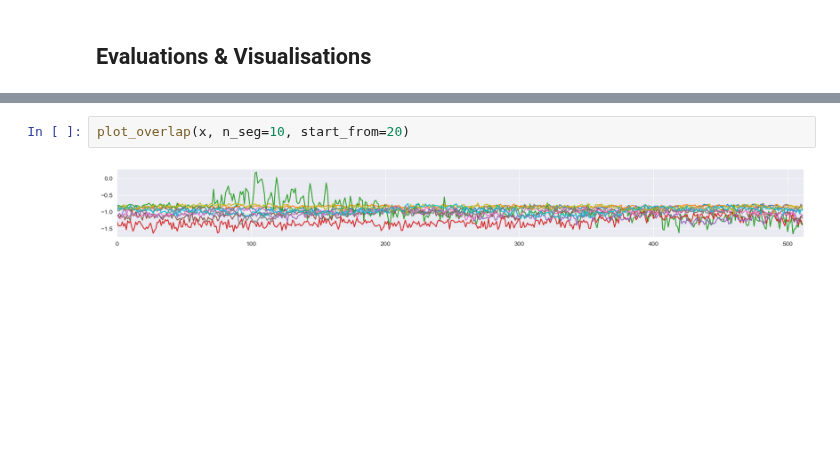
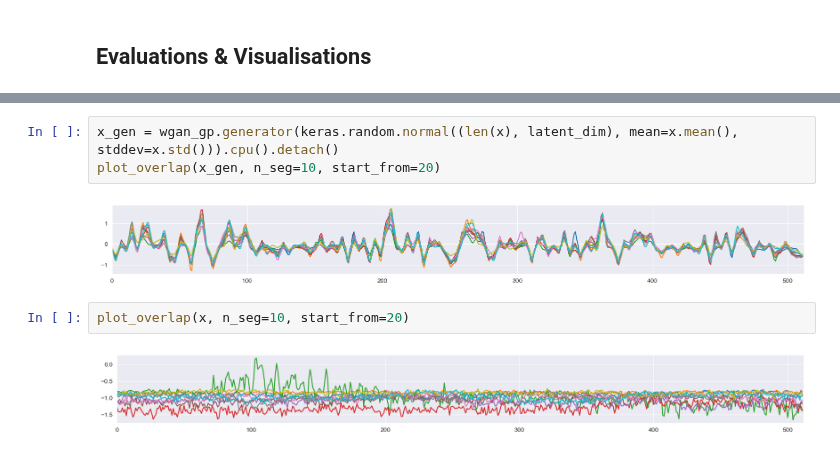
Before and after one commit to Yeganehfrh/EEGModalNet, a Jupyter notebook: notebooks/Debug.ipynb, the cells around one changed output, grey strips where cells are left out. Cells and saved outputs as stored; diff of their text form; blank space fills up the shorter version.

```diff
--- a/notebooks/Debug.ipynb
+++ b/notebooks/Debug.ipynb
@@ -299,3 +325,8 @@ plot_overlap(x_gen, n_seg=10, start_from=20)
+# %%
+x_gen = wgan_gp.generator(keras.random.normal((len(x), latent_dim), mean=x.mean(), stddev=x.std())).cpu().detach()
+plot_overlap(x_gen, n_seg=10, start_from=20)
+# %% [output]
+[figure, added]
 # %%
 plot_overlap(x, n_seg=10, start_from=20)
 # %% [output]
```
Also changed, not shown: parts of 8 cells of this notebook, 2 other files.
